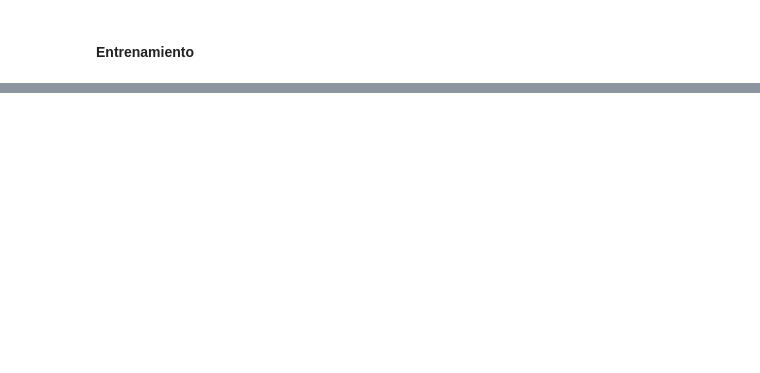
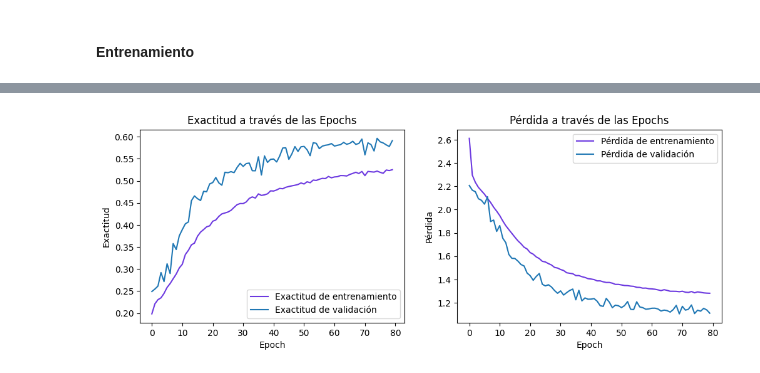
Before and after one commit to juanjaviermino/ai-final, a Jupyter notebook: algorithm_train.ipynb, the cells around one changed output, grey strips where cells are left out. Drawn from its saved outputs; the diff is of its cells as text; code cells hidden in the pictures; blank space fills up the shorter version.

```diff
--- a/algorithm_train.ipynb
+++ b/algorithm_train.ipynb
@@ -134,15 +179,36 @@ model = Sequential([
 
 model.compile(optimizer=Adam(learning_rate=0.0001), loss='categorical_crossentropy', metrics=['accuracy'])
 # %%
+# Entrenar el modelo y plottear resultados
+class EpochHistory(keras.callbacks.Callback):
+    def on_train_begin(self, logs={}):
+        self.epochs = []
+        self.accuracy = []
+        self.loss = []
+        self.val_accuracy = []
+        self.val_loss = []
+
+    def on_epoch_end(self, epoch, logs={}):
+        self.epochs.append(epoch)
+        self.accuracy.append(logs.get('accuracy'))
+        self.loss.append(logs.get('loss'))
+        self.val_accuracy.append(logs.get('val_accuracy'))
+        self.val_loss.append(logs.get('val_loss'))
+
+# Initialize the custom callback
+epoch_history = EpochHistory()
+
+
 # Entrenar el modelo
 history = model.fit(
     train_generator,
     steps_per_epoch=train_generator.samples // train_generator.batch_size,
     validation_data=validation_generator,
     validation_steps=validation_generator.samples // validation_generator.batch_size,
-    epochs=40  # Ajusta el número de épocas según sea necesario
+    epochs=80,  # Ajusta el número de épocas según sea necesario
+    callbacks=[epoch_history]
 )
 
 # Guardar el modelo
-model.save('Riley_8.h5')
+model.save('Riley_12.h5')
 # %% [output]
@@ -165,0 +232,22 @@ Epoch 40/40
+# %%
+# Plot accuracy and loss over epochs
+plt.figure(figsize=(12, 4))
+plt.subplot(1, 2, 1)
+plt.plot(epoch_history.epochs, epoch_history.accuracy, label='Exactitud de entrenamiento', color='#6c39e0')
+plt.plot(epoch_history.epochs, epoch_history.val_accuracy, label='Exactitud de validación')
+plt.xlabel('Epoch')
+plt.ylabel('Exactitud')
+plt.legend()
+plt.title('Exactitud a través de las Epochs')
+
+plt.subplot(1, 2, 2)
+plt.plot(epoch_history.epochs, epoch_history.loss, label='Pérdida de entrenamiento', color='#6c39e0')
+plt.plot(epoch_history.epochs, epoch_history.val_loss, label='Pérdida de validación')
+plt.xlabel('Epoch')
+plt.ylabel('Pérdida')
+plt.legend()
+plt.title('Pérdida a través de las Epochs')
+
+plt.show()
+# %% [output]
+[figure, added]
```
Also changed, not shown: parts of 5 cells of this notebook, 8 other files.
